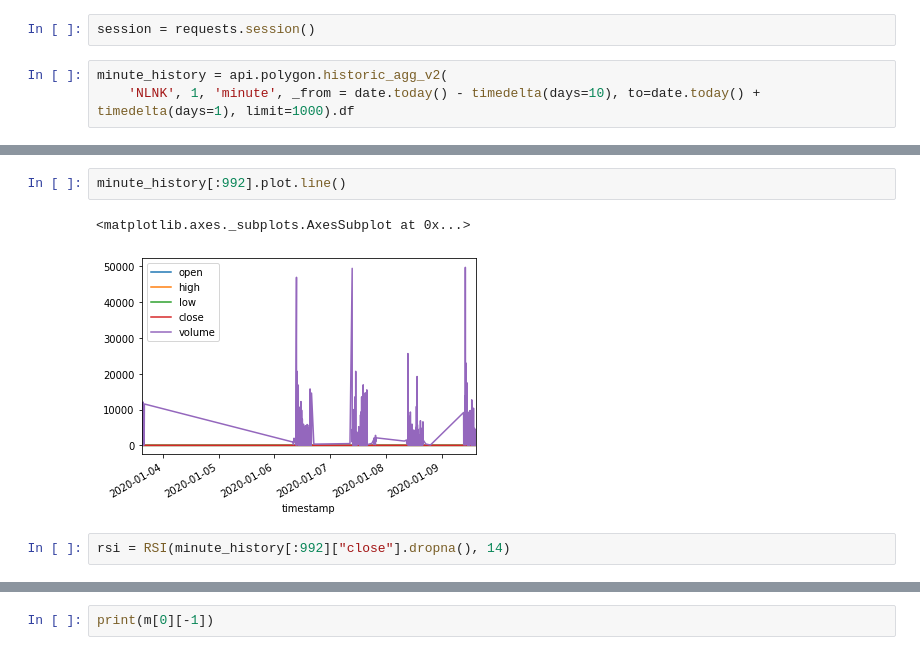
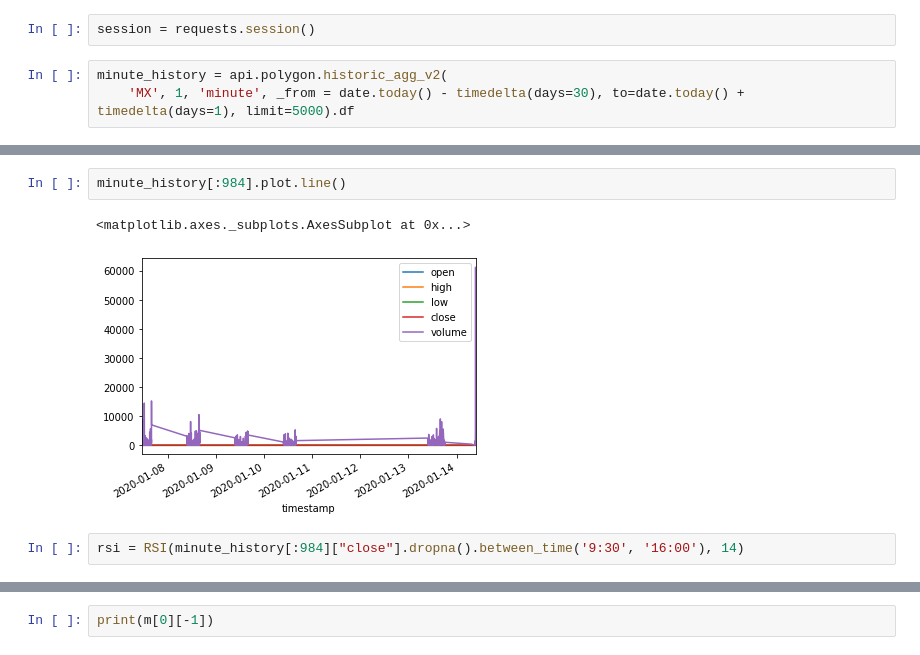
Before and after one commit to amor71/LiuAlgoTrader, a Jupyter notebook: macd buy signal.ipynb, the cells around one changed output, grey strips where cells are left out. Saved outputs shown, nothing was run; the diff lists cells and outputs as text.

```diff
--- a/macd buy signal.ipynb
+++ b/macd buy signal.ipynb
@@ -20,5 +20,5 @@ api = tradeapi.REST(
 session = requests.session()
 # %%
 minute_history = api.polygon.historic_agg_v2(
-    'NLNK', 1, 'minute', _from = date.today() - timedelta(days=10), to=date.today() + timedelta(days=1), limit=1000).df
+    'MX', 1, 'minute', _from = date.today() - timedelta(days=30), to=date.today() + timedelta(days=1), limit=5000).df
 # %%
@@ -41,7 +102,7 @@ minute_history[:992]
 # %%
-minute_history[:992].plot.line()
+minute_history[:984].plot.line()
 # %% [output]
 <matplotlib.axes._subplots.AxesSubplot at 0x...>
-[figure, old version]
+[figure, new version]
 # %%
-rsi = RSI(minute_history[:992]["close"].dropna(), 14)
+rsi = RSI(minute_history[:984]["close"].dropna().between_time('9:30', '16:00'), 14)
```
Also changed, not shown: parts of 12 cells of this notebook, 1 other file.
